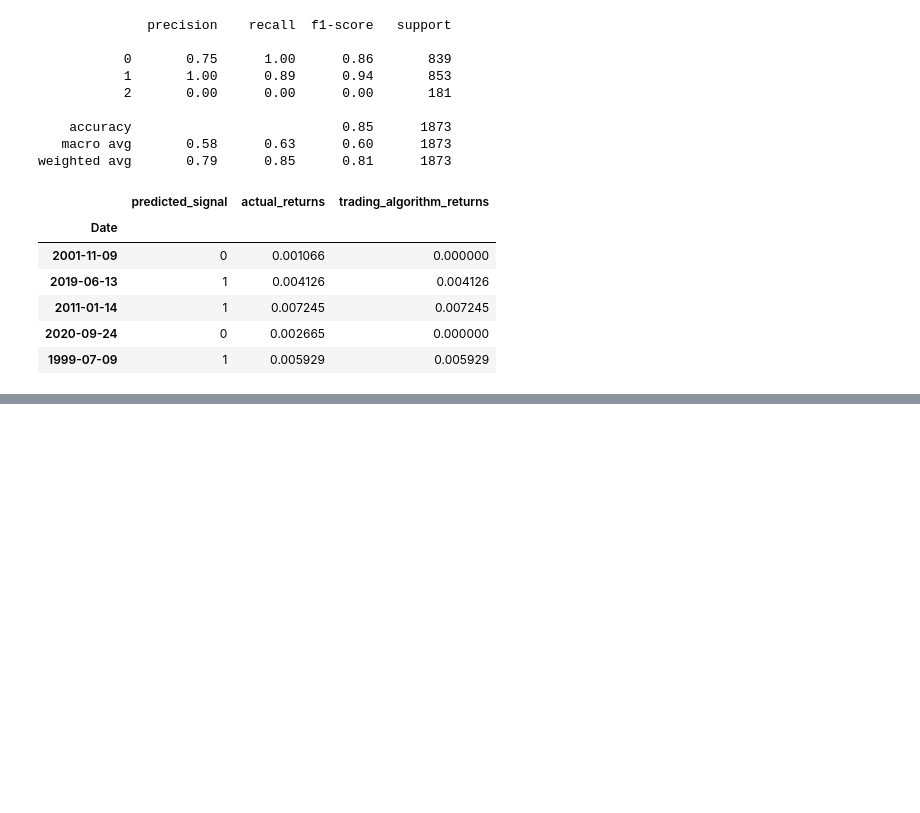
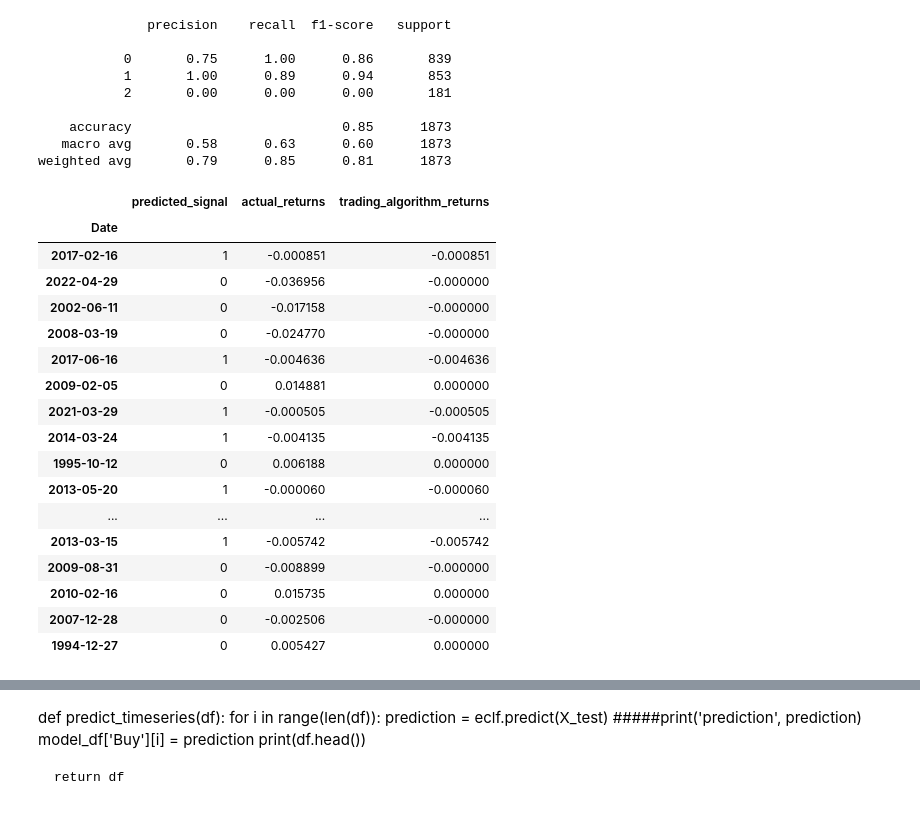
Before and after one commit to henrydate/Optimising_TA, a Jupyter notebook: Version_2_1.ipynb, the cells around one changed output, grey strips where cells are left out. Cells and saved outputs as stored; diff of their text form; code cells hidden in the pictures; blank space fills up the shorter version.

```diff
--- a/Version_2_1.ipynb
+++ b/Version_2_1.ipynb
@@ -316,18 +316,29 @@ weighted avg       0.79      0.85      0.81      1873
 # %%
  # Create a new empty predictions DataFrame using code provided below.
 predictions_df = pd.DataFrame(index=X_test.index)
 predictions_df["predicted_signal"] = testing_signal_predictions
 predictions_df["actual_returns"] = df["Close"].pct_change()
 predictions_df["trading_algorithm_returns"] = predictions_df["actual_returns"] * predictions_df["predicted_signal"]
-predictions_df.head()
+predictions_df.tail(20)
 # %% [output]
 |  | predicted_signal | actual_returns | trading_algorithm_returns |
 | Date |  |  |  |
-| 2001-11-09 | 0 | 0.001066 | 0.000000 |
-| 2019-06-13 | 1 | 0.004126 | 0.004126 |
-| 2011-01-14 | 1 | 0.007245 | 0.007245 |
-| 2020-09-24 | 0 | 0.002665 | 0.000000 |
-| 1999-07-09 | 1 | 0.005929 | 0.005929 |
+| 2017-02-16 | 1 | -0.000851 | -0.000851 |
+| 2022-04-29 | 0 | -0.036956 | -0.000000 |
+| 2002-06-11 | 0 | -0.017158 | -0.000000 |
+| 2008-03-19 | 0 | -0.024770 | -0.000000 |
+| 2017-06-16 | 1 | -0.004636 | -0.004636 |
+| 2009-02-05 | 0 | 0.014881 | 0.000000 |
+| 2021-03-29 | 1 | -0.000505 | -0.000505 |
+| 2014-03-24 | 1 | -0.004135 | -0.004135 |
+| 1995-10-12 | 0 | 0.006188 | 0.000000 |
+| 2013-05-20 | 1 | -0.000060 | -0.000060 |
+| ... | ... | ... | ... |
+| 2013-03-15 | 1 | -0.005742 | -0.005742 |
+| 2009-08-31 | 0 | -0.008899 | -0.000000 |
+| 2010-02-16 | 0 | 0.015735 | 0.000000 |
+| 2007-12-28 | 0 | -0.002506 | -0.000000 |
+| 1994-12-27 | 0 | 0.005427 | 0.000000 |
 # %%
 import hvplot.pandas
 (((1 + predictions_df[["actual_returns"]]).cumprod()).hvplot(label="Actual Returns", title = ('Cumulative Product Returns of Actual vs Trading Algorithm Returns'))) * (((1 + predictions_df[["trading_algorithm_returns"]]).cumprod()).hvplot(label="Trading Algorithm Returns"))
@@ -344,0 +347,9 @@ def predict_timeseries(df):
+# %% [markdown]
+def predict_timeseries(df):
+    for i in range(len(df)):
+        prediction = eclf.predict(X_test)
+        #####print('prediction', prediction)
+        model_df['Buy'][i] = prediction
+    print(df.head())
+
+    return df
```
Also changed, not shown: parts of 6 cells of this notebook.
